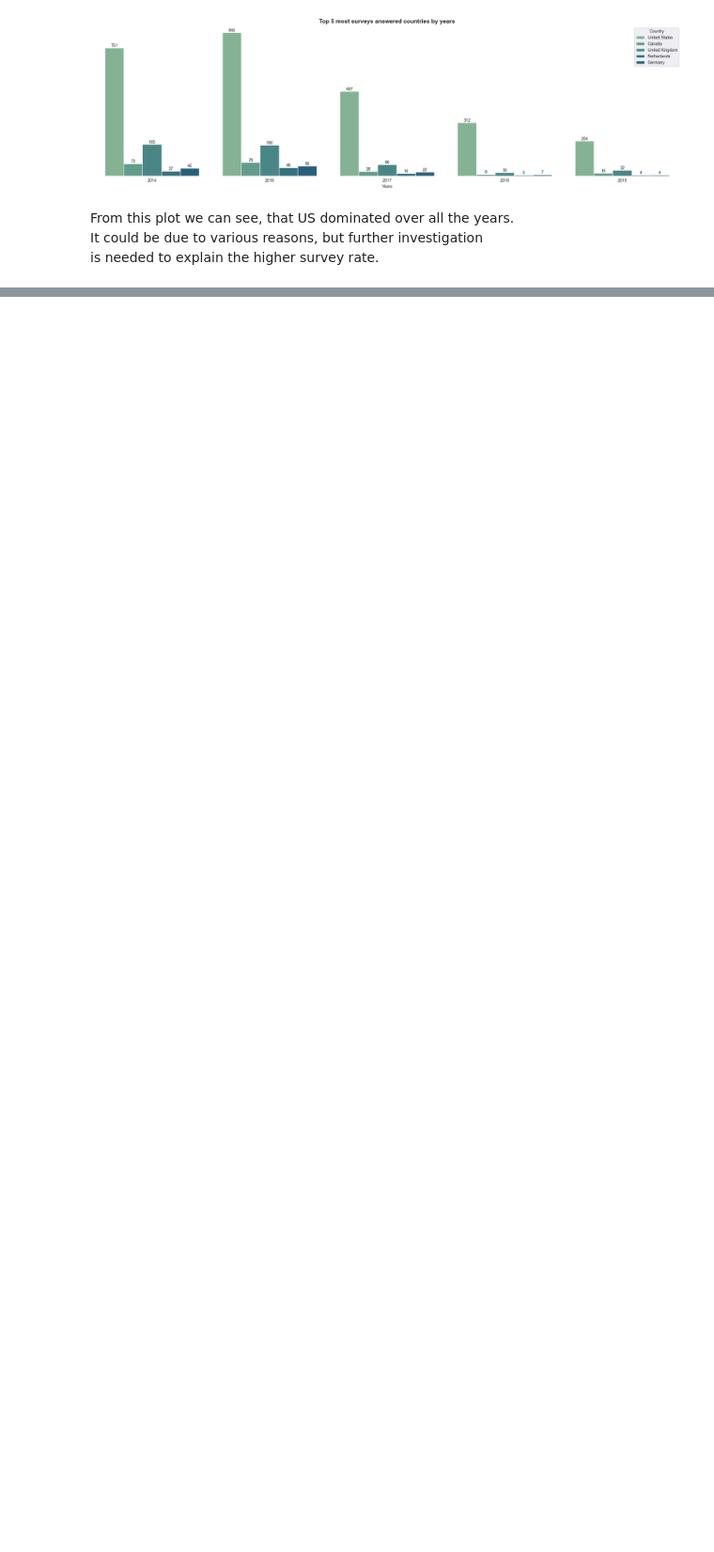
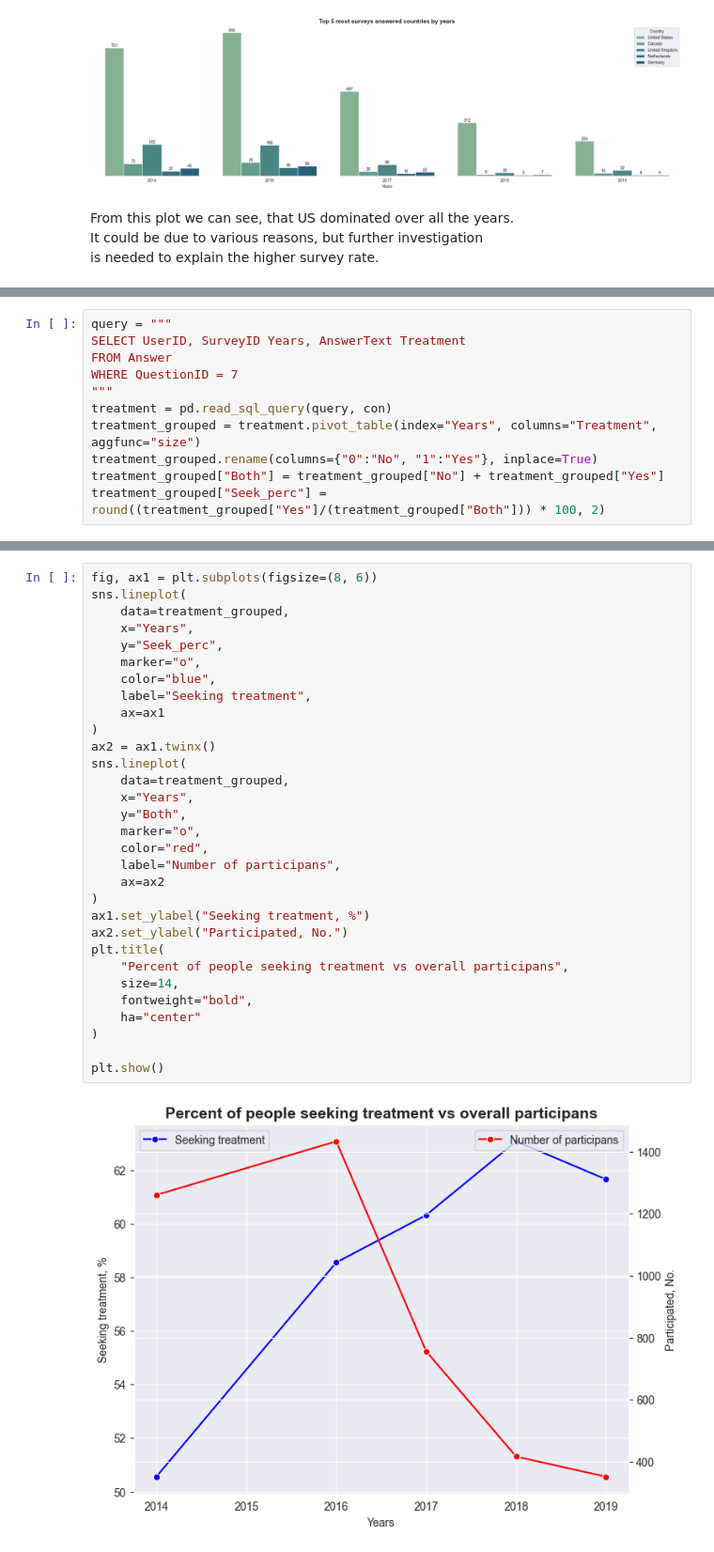
Before and after one commit to ShariYo/Modul2_Sprint1, a Jupyter notebook: project/main.ipynb, the cells around one changed output, grey strips where cells are left out. Shown at 94% size. Cells and saved outputs as stored; diff of their text form; blank space fills up the shorter version.

```diff
--- a/project/main.ipynb
+++ b/project/main.ipynb
@@ -383,0 +384,11 @@ Name: count, dtype: int64
+# %%
+query = """
+SELECT UserID, SurveyID Years, AnswerText Treatment
+FROM Answer
+WHERE QuestionID = 7
+"""
+treatment = pd.read_sql_query(query, con)
+treatment_grouped = treatment.pivot_table(index="Years", columns="Treatment", aggfunc="size")
+treatment_grouped.rename(columns={"0":"No", "1":"Yes"}, inplace=True)
+treatment_grouped["Both"] = treatment_grouped["No"] + treatment_grouped["Yes"]
+treatment_grouped["Seek_perc"] = round((treatment_grouped["Yes"]/(treatment_grouped["Both"])) * 100, 2)
@@ -383,0 +397,33 @@ Name: count, dtype: int64
+# %%
+fig, ax1 = plt.subplots(figsize=(8, 6))
+sns.lineplot(
+    data=treatment_grouped,
+    x="Years",
+    y="Seek_perc",
+    marker="o",
+    color="blue",
+    label="Seeking treatment",
+    ax=ax1
+)
+ax2 = ax1.twinx()
+sns.lineplot(
+    data=treatment_grouped,
+    x="Years",
+    y="Both",
+    marker="o",
+    color="red",
+    label="Number of participans",
+    ax=ax2
+)
+ax1.set_ylabel("Seeking treatment, %")
+ax2.set_ylabel("Participated, No.")
+plt.title(
+    "Percent of people seeking treatment vs overall participans",
+    size=14,
+    fontweight="bold",
+    ha="center"
+)
+
+plt.show()
+# %% [output]
+[figure, added]
```
Also changed, not shown: parts of 13 cells of this notebook.
